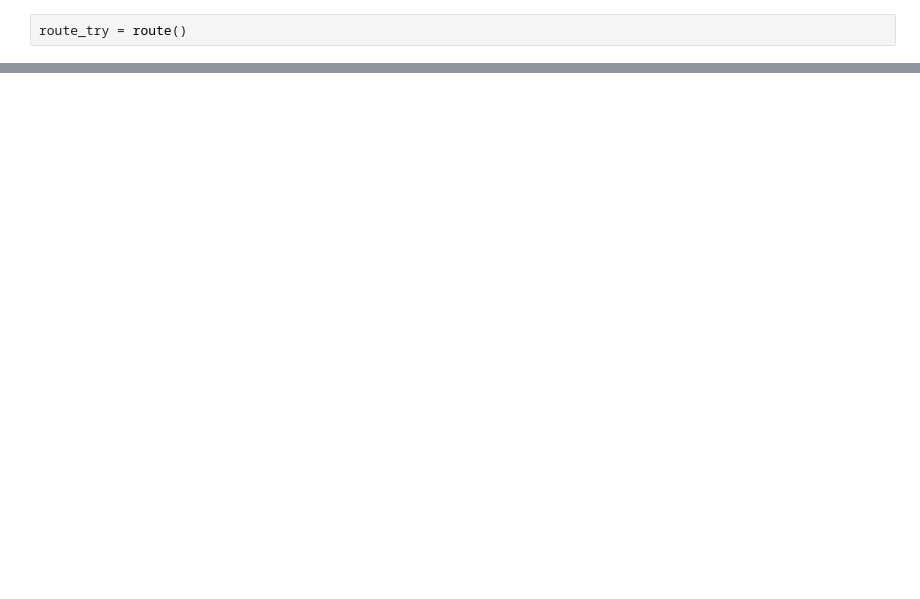
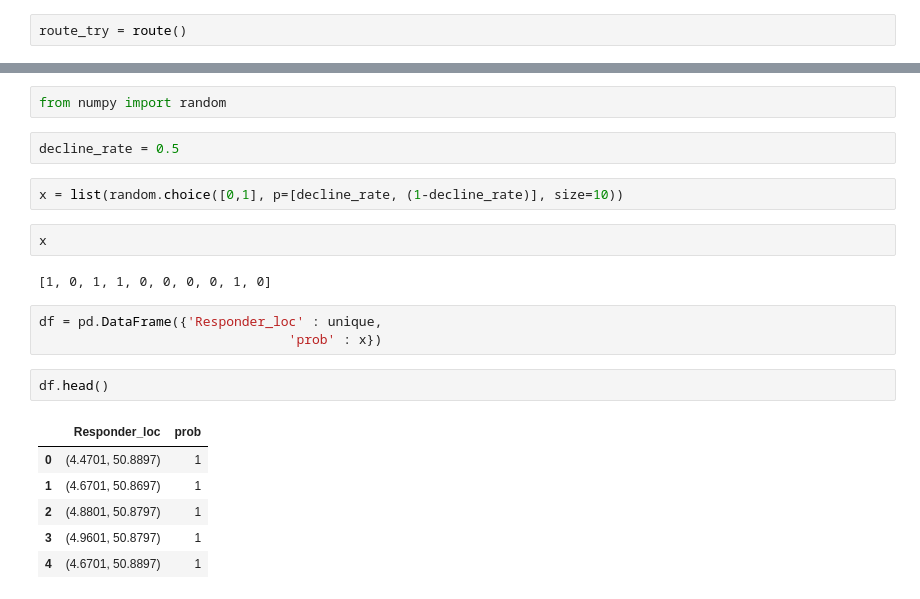
Before and after one commit to Leowiser/AED-Route-Optimization-MDA-Project, a Jupyter notebook: Try new version.ipynb, the cells around one changed output, grey strips where cells are left out. Cells and saved outputs as stored; diff of their text form; blank space fills up the shorter version.

```diff
--- a/Try new version.ipynb
+++ b/Try new version.ipynb
@@ -421,0 +156,22 @@ KeyError: 'Iso'
+# %%
+from numpy import random
+# %%
+decline_rate = 0.5
+# %%
+x = list(random.choice([0,1], p=[decline_rate, (1-decline_rate)], size=10))
+# %%
+x
+# %% [output]
+[1, 0, 1, 1, 0, 0, 0, 0, 1, 0]
+# %%
+df = pd.DataFrame({'Responder_loc' : unique,
+                                'prob' : x})
+# %%
+df.head()
+# %% [output]
+|  | Responder_loc | prob |
+| 0 | (4.4701, 50.8897) | 1 |
+| 1 | (4.6701, 50.8697) | 1 |
+| 2 | (4.8801, 50.8797) | 1 |
+| 3 | (4.9601, 50.8797) | 1 |
+| 4 | (4.6701, 50.8897) | 1 |
```
Also changed, not shown: parts of 41 cells of this notebook, 2 other files.
